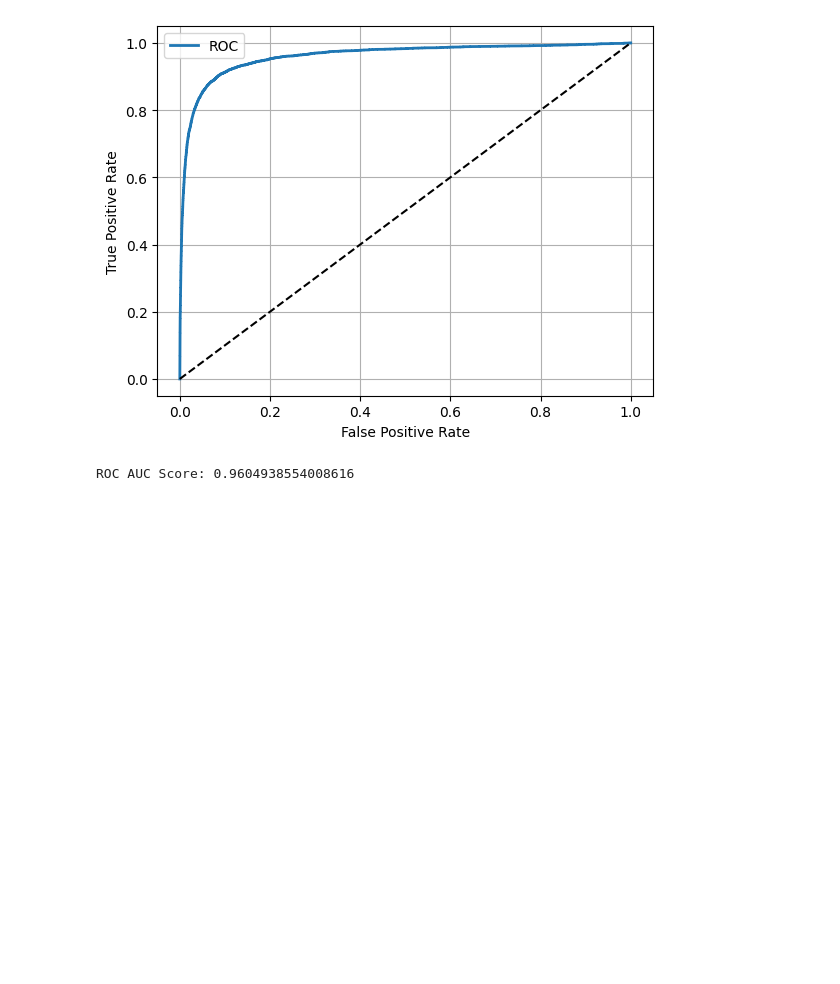
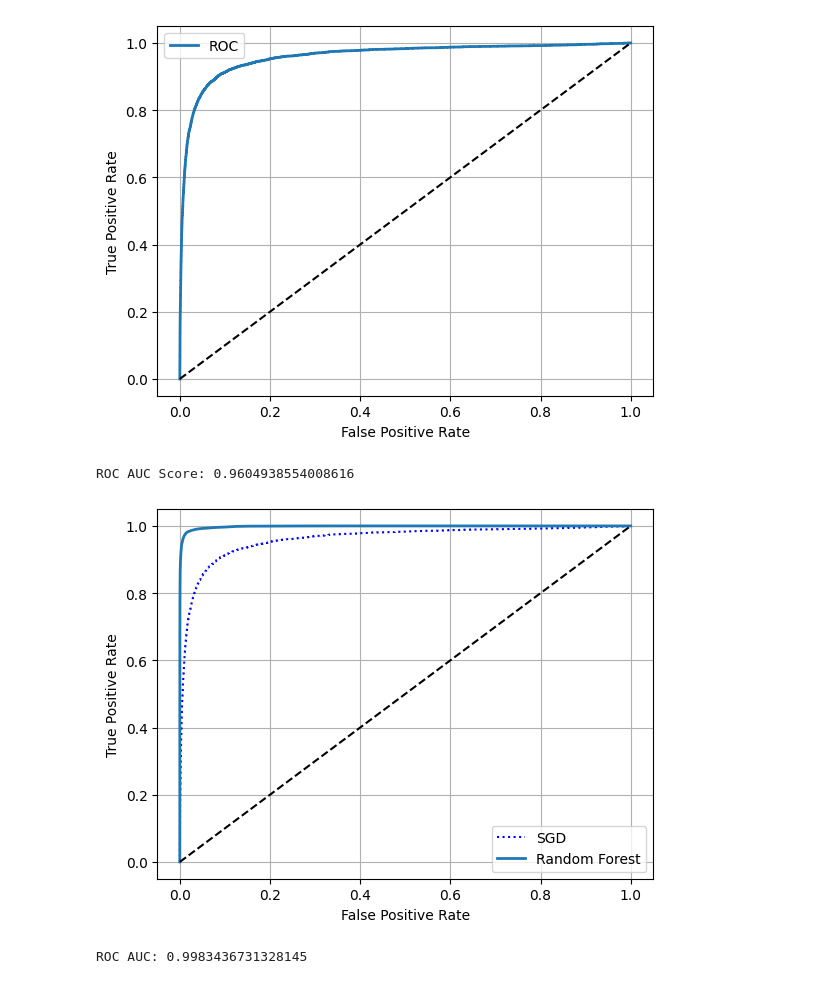
Before and after one commit to gjcasanova/mnist_classification, a Jupyter notebook: notebooks/mnist_analysis.ipynb, the cells around one changed output. Saved outputs shown, nothing was run; the diff lists cells and outputs as text; code cells hidden in the pictures; blank space fills up the shorter version.

Commit message:
experimental: Compare ROC curves of many models

```diff
--- a/notebooks/mnist_analysis.ipynb
+++ b/notebooks/mnist_analysis.ipynb
@@ -146,15 +147,15 @@ Recall: 0.4799852425751706
 # %%
 false_positive_rates, true_positive_rates, thresholds = roc_curve(y_train_5, y_scores)
 # %%
-def plot_roc_curve(false_positive_rates, true_positive_rates, thresholds):
-    plt.plot(false_positive_rates, true_positive_rates, linewidth=2, label='ROC')
+def plot_roc_curve(false_positive_rates, true_positive_rates, label='ROC'):
+    plt.plot(false_positive_rates, true_positive_rates, linewidth=2, label=label)
     plt.plot([0, 1], [0, 1], 'k--')
     plt.xlabel('False Positive Rate')
     plt.ylabel('True Positive Rate')
     plt.legend()
     plt.grid()
 
-plot_roc_curve(false_positive_rates, true_positive_rates, thresholds)
+plot_roc_curve(false_positive_rates, true_positive_rates)
 plt.show()
 # %% [output]
 [figure]
@@ -162,3 +163,20 @@ plt.show()
 print(f'ROC AUC Score: {roc_auc_score(y_train_5, y_scores)}')
 # %% [output]
 ROC AUC Score: 0.9604938554008616
+# %%
+forest_classifier = RandomForestClassifier(random_state=42)
+y_probas_forest = cross_val_predict(forest_classifier, X_train, y_train_5, cv=3, method='predict_proba')
+# %%
+y_scores_forest = y_probas_forest[:, 1]
+false_positive_rates_forest, true_positive_rates_forest, thresholds_forest = roc_curve(y_train_5, y_scores_forest)
+
+plt.plot(false_positive_rates, true_positive_rates, 'b:', label='SGD')
+plot_roc_curve(false_positive_rates_forest, true_positive_rates_forest, 'Random Forest')
+plt.legend(loc='lower right')
+plt.show()
+# %% [output]
+[figure, added]
+# %%
+print(f'ROC AUC: {roc_auc_score(y_train_5, y_scores_forest)}')
+# %% [output]
+ROC AUC: 0.9983436731328145
```
Also changed, not shown: parts of 1 cell of this notebook.
